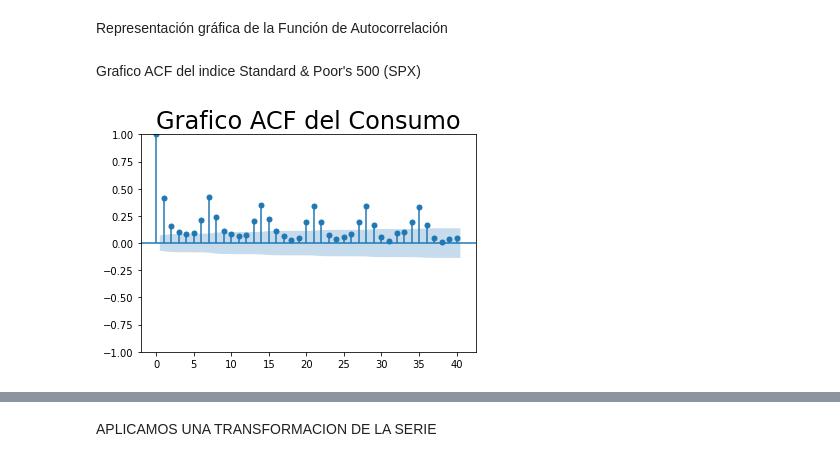
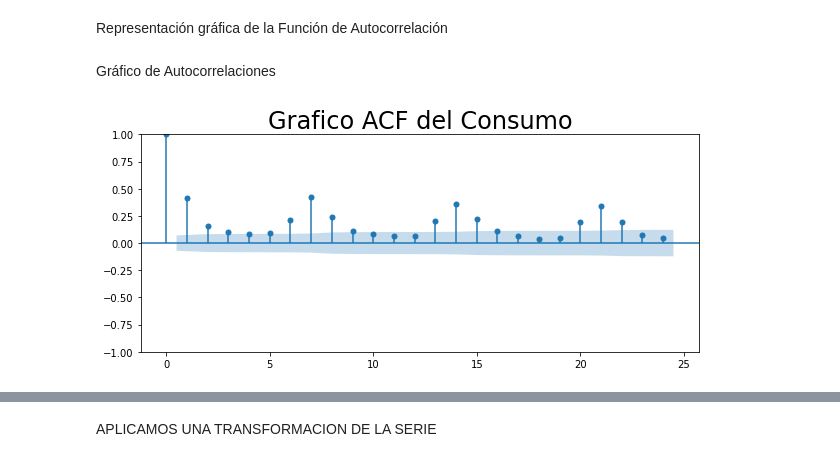
Before and after one commit to rstvz90/AST_G4, a Jupyter notebook: TP_G4_Consumo.ipynb, the cells around one changed output, grey strips where cells are left out. Cells and saved outputs as stored; diff of their text form; code cells hidden in the pictures.

```diff
--- a/TP_G4_Consumo.ipynb
+++ b/TP_G4_Consumo.ipynb
@@ -128,5 +131,3 @@ El día 2022-05-17 hubo paro de transporte y no hubo carga de combustible, es po
 df_consumo = df_consumo.loc[df_consumo.Consumo>0]
 # %% [markdown]
 Seteamos como index del dataset segun el dia
-# %%
-df_consumo.set_index("Fecha")
@@ -239,7 +193,8 @@ Name: Fecha, dtype: datetime64[ns]
 Estos 5 días sin carga de combustible corresponden a días en donde hubo medidas gremiales y no hubo servicio de transporte. En el mes de junio 2022 se puede observar que hubo 2 días consecutivos de paros.
 Estos casos son imposibles de predecir para un modelo y se completarán con una media de los valores cercanos para no dañar el modelo.
 # %%
-df_consumo.loc[sin_consumo[0], "Consumo"] = (df_consumo.loc[sin_consumo[0] + timedelta(days=1), "Consumo"] + df_consumo.loc[sin_consumo[0] + timedelta(days=-1), "Consumo"])/2
-df_consumo.loc[sin_consumo[1:3], "Consumo"] = (df_consumo.loc[sin_consumo[1] + timedelta(days=-1), "Consumo"] + df_consumo.loc[sin_consumo[2] + timedelta(days=1), "Consumo"])/2
-df_consumo.loc[sin_consumo[3], "Consumo"] = (df_consumo.loc[sin_consumo[3] + timedelta(days=1), "Consumo"] + df_consumo.loc[sin_consumo[3] + timedelta(days=-1), "Consumo"])/2
-df_consumo.loc[sin_consumo[4], "Consumo"] = (df_consumo.loc[sin_consumo[4] + timedelta(days=1), "Consumo"] + df_consumo.loc[sin_consumo[4] + timedelta(days=-1), "Consumo"])/2
+#df_consumo.loc[sin_consumo[0], "Consumo"] = (df_consumo.loc[sin_consumo[0] + timedelta(days=1), "Consumo"] + df_consumo.loc[sin_consumo[0] + timedelta(days=-1), "Consumo"])/2
+#df_consumo.loc[sin_consumo[1:3], "Consumo"] = (df_consumo.loc[sin_consumo[1] + timedelta(days=-1), "Consumo"] + df_consumo.loc[sin_consumo[2] + timedelta(days=1), "Consumo"])/2
+#df_consumo.loc[sin_consumo[3], "Consumo"] = (df_consumo.loc[sin_consumo[3] + timedelta(days=1), "Consumo"] + df_consumo.loc[sin_consumo[3] + timedelta(days=-1), "Consumo"])/2
+#df_consumo.loc[sin_consumo[4], "Consumo"] = (df_consumo.loc[sin_consumo[4] + timedelta(days=1), "Consumo"] + df_consumo.loc[sin_consumo[4] + timedelta(days=-1), "Consumo"])/2
+#print(df_consumo.loc[sin_consumo, "Consumo"])
@@ -245,0 +203,3 @@ df_consumo.loc[sin_consumo[4], "Consumo"] = (df_consumo.loc[sin_consumo[4] + tim
+# %%
+for i in sin_consumo:
+  df_consumo.loc[i, "Consumo"] = (df_consumo.loc[i + timedelta(days=-7), "Consumo"] + df_consumo.loc[i + timedelta(days=7), "Consumo"])/2
@@ -366,12 +400,12 @@ Representación gráfica de la Función de Autocorrelación
 from statsmodels.graphics.tsaplots import plot_acf
 from statsmodels.tsa.stattools import acf
 # %%
-matplotlib.rcParams['figure.figsize']=[6.0,4.0]
+matplotlib.rcParams['figure.figsize']=[10.0,4.0]
-# %% [markdown]
-Grafico ACF del indice Standard & Poor's 500 (SPX)
+# %% [markdown]
+Gráfico de Autocorrelaciones
 # %%
-plot_acf(df_consumo.Consumo,lags=40)
+plot_acf(df_consumo.Consumo,lags=24)
 plt.title("Grafico ACF del Consumo", size= 24)
 plt.show()
 # %% [output]
-[figure, old version]
+[figure, new version]
```
Also changed, not shown: parts of 114 cells of this notebook.
